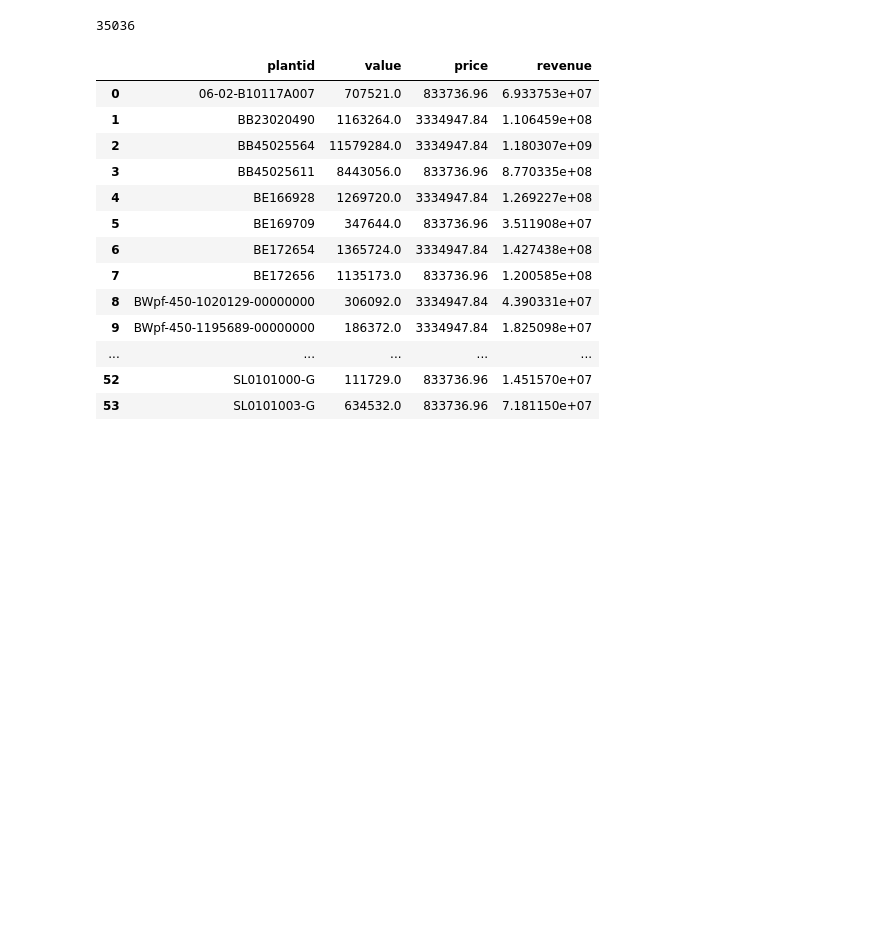
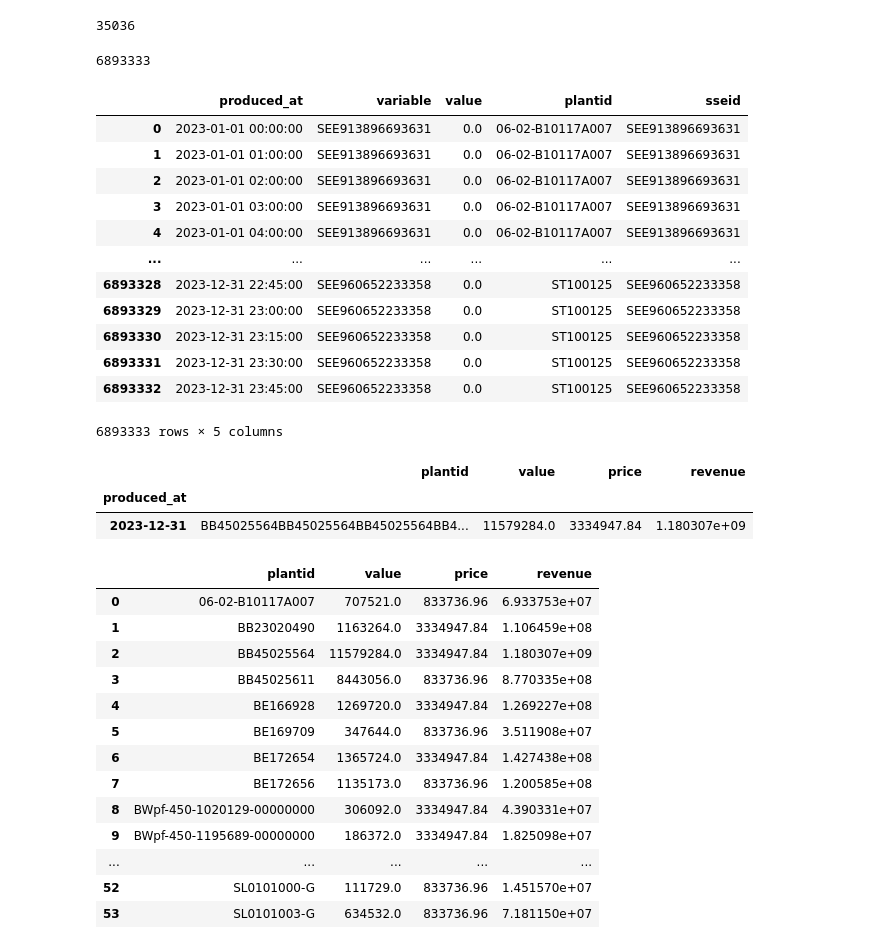
Before and after one commit to sidietz/plantwatch-data, a Jupyter notebook: money/profit_v2-next.ipynb, the cells around one changed output. Drawn from its saved outputs; the diff is of its cells as text; code cells hidden in the pictures; blank space fills up the shorter version.

```diff
--- a/money/profit_v2-next.ipynb
+++ b/money/profit_v2-next.ipynb
@@ -23,5 +47,7 @@ plantlist = pd.read_csv("../basic/plants_2.csv")
 nat_mp.fillna(0, inplace=True)
 # %%
 CDF2 = CDF.loc[CDF.produced_at > "2022-12-31 23:50"].loc[CDF.produced_at < "2024-01-01 00:00"]
+# %%
+CDF2['produced_at'] = pd.to_datetime(CDF2['produced_at'])
 # %%
-CDF3 = CDF2.loc[~(CDF.variable == "Unnamed: 3")]
+CDF2a = CDF2.loc[~(CDF2.variable.str.contains("Unnamed"))]
@@ -40 +72,21 @@ dataset = CDF3.merge(seem, left_on="variable", right_on="sseid")
+# %%
+len(dataset)
+# %% [output]
+6893333
+# %%
+dataset
+# %% [output]
+|  | produced_at | variable | value | plantid | sseid |
+| 0 | 2023-01-01 00:00:00 | SEE913896693631 | 0.0 | 06-02-B10117A007 | SEE913896693631 |
+| 1 | 2023-01-01 01:00:00 | SEE913896693631 | 0.0 | 06-02-B10117A007 | SEE913896693631 |
+| 2 | 2023-01-01 02:00:00 | SEE913896693631 | 0.0 | 06-02-B10117A007 | SEE913896693631 |
+| 3 | 2023-01-01 03:00:00 | SEE913896693631 | 0.0 | 06-02-B10117A007 | SEE913896693631 |
+| 4 | 2023-01-01 04:00:00 | SEE913896693631 | 0.0 | 06-02-B10117A007 | SEE913896693631 |
+| ... | ... | ... | ... | ... | ... |
+| 6893328 | 2023-12-31 22:45:00 | SEE960652233358 | 0.0 | ST100125 | SEE960652233358 |
+| 6893329 | 2023-12-31 23:00:00 | SEE960652233358 | 0.0 | ST100125 | SEE960652233358 |
+| 6893330 | 2023-12-31 23:15:00 | SEE960652233358 | 0.0 | ST100125 | SEE960652233358 |
+| 6893331 | 2023-12-31 23:30:00 | SEE960652233358 | 0.0 | ST100125 | SEE960652233358 |
+| 6893332 | 2023-12-31 23:45:00 | SEE960652233358 | 0.0 | ST100125 | SEE960652233358 |
+6893333 rows × 5 columns
 # %%
@@ -53,0 +108,6 @@ merged["revenue"] = merged["value"] * merged["price"]
+# %%
+merged_mytmp.loc[merged_mytmp.plantid == "BB45025564"].sort_values('revenue').resample('1YE', on='produced_at').sum()
+# %% [output]
+|  | plantid | value | price | revenue |
+| produced_at |  |  |  |  |
+| 2023-12-31 | BB45025564BB45025564BB45025564BB4... | 11579284.0 | 3334947.84 | 1.180307e+09 |
```
Also changed, not shown: parts of 13 cells of this notebook, 3 other files.
